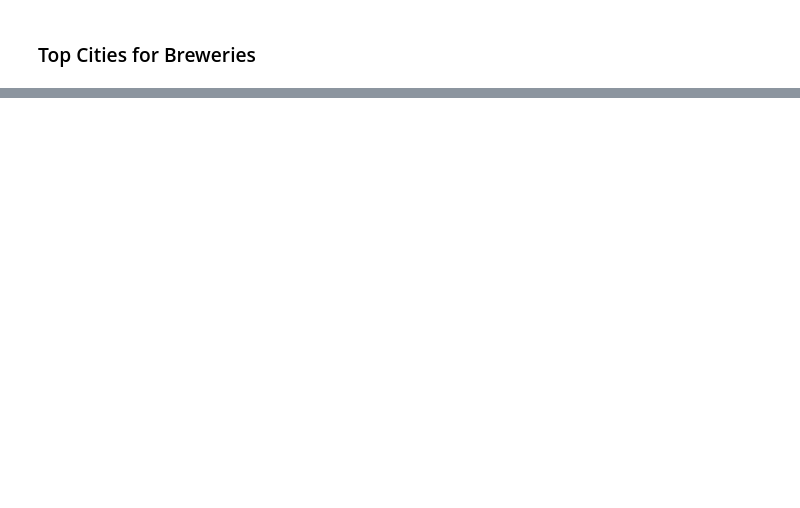
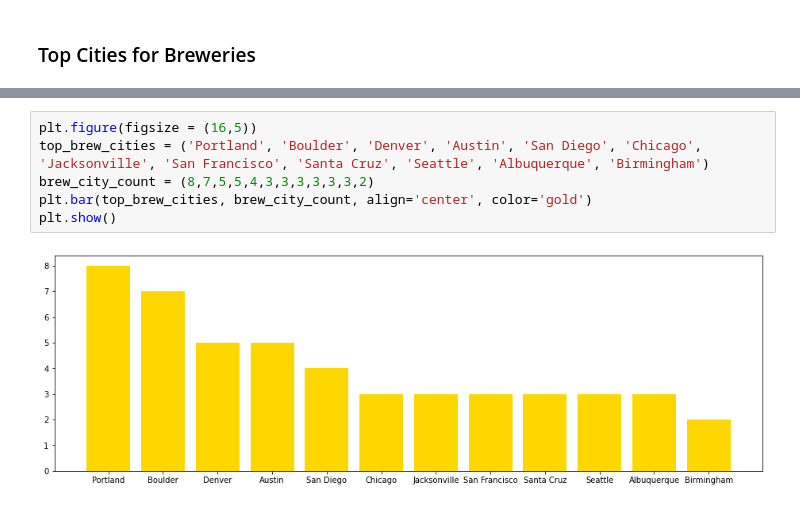
Before and after one commit to a-prospero/strange_brew, a Jupyter notebook: breweries_data.ipynb, the cells around one changed output, grey strips where cells are left out. Cells and saved outputs as stored; diff of their text form; blank space fills up the shorter version.

```diff
--- a/breweries_data.ipynb
+++ b/breweries_data.ipynb
@@ -227,0 +246,8 @@ plt.ioff()
+# %%
+plt.figure(figsize = (16,5))
+top_brew_cities = ('Portland', 'Boulder', 'Denver', 'Austin', 'San Diego', 'Chicago', 'Jacksonville', 'San Francisco', 'Santa Cruz', 'Seattle', 'Albuquerque', 'Birmingham')
+brew_city_count = (8,7,5,5,4,3,3,3,3,3,3,2)
+plt.bar(top_brew_cities, brew_city_count, align='center', color='gold')
+plt.show()
+# %% [output]
+[figure, added]
```
Also changed, not shown: parts of 4 cells of this notebook.
